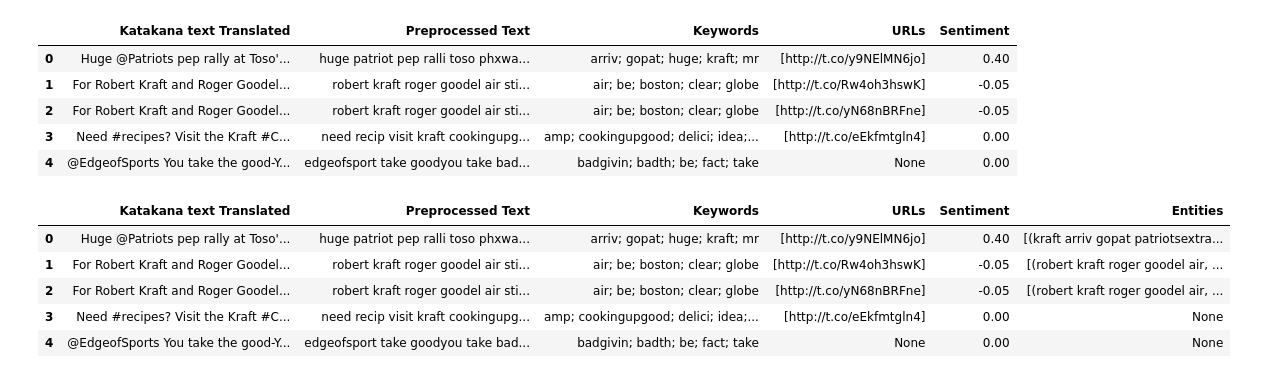
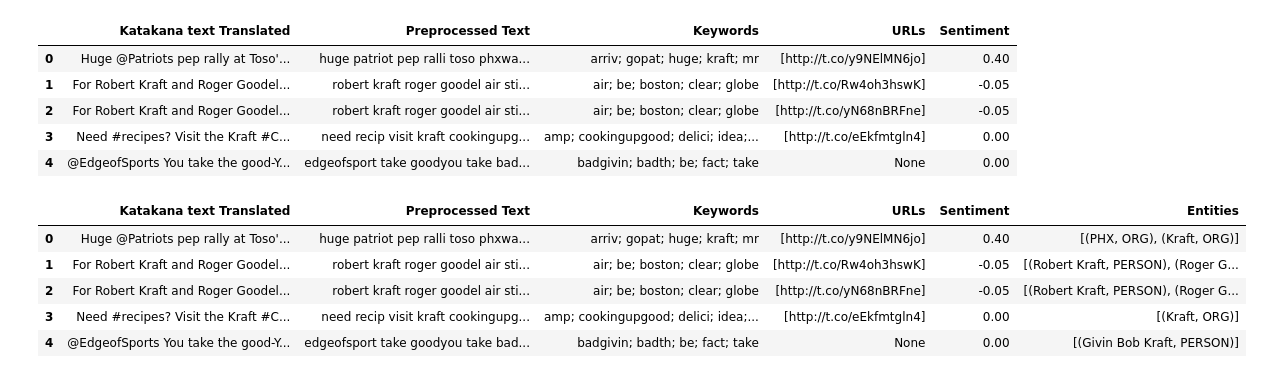
Before and after one commit to Ziyadyr/Deep_Learning_Project, a Jupyter notebook: Project/Final_project.ipynb, the cells around one changed output. Saved outputs shown, nothing was run; the diff lists cells and outputs as text; code cells hidden in the pictures.

```diff
--- a/Project/Final_project.ipynb
+++ b/Project/Final_project.ipynb
@@ -370,21 +357,21 @@ df.head()
 # %%
 # Function to extract named entities
 def extract_entities(text):
     doc = nlp(text)
     entities = [(ent.text, ent.label_) for ent in doc.ents]
     return entities if entities else "None"
 
-df['Entities'] = df['Preprocessed Text'].apply(extract_entities)
+df['Entities'] = df['Katakana text Translated'].apply(extract_entities)
 
 # Display the DataFrame with extracted entities
 df.head()
 # %% [output]
 |  | Katakana text Translated | Preprocessed Text | Keywords | URLs | Sentiment | Entities |
-| 0 | Huge @Patriots pep rally at Toso'... | huge patriot pep ralli toso phxwa... | arriv; gopat; huge; kraft; mr | [http://t.co/y9NElMN6jo] | 0.40 | [(kraft arriv gopat patriotsextra... |
-| 1 | For Robert Kraft and Roger Goodel... | robert kraft roger goodel air sti... | air; be; boston; clear; globe | [http://t.co/Rw4oh3hswK] | -0.05 | [(robert kraft roger goodel air, ... |
-| 2 | For Robert Kraft and Roger Goodel... | robert kraft roger goodel air sti... | air; be; boston; clear; globe | [http://t.co/yN68nBRFne] | -0.05 | [(robert kraft roger goodel air, ... |
-| 3 | Need #recipes? Visit the Kraft #C... | need recip visit kraft cookingupg... | amp; cookingupgood; delici; idea;... | [http://t.co/eEkfmtgln4] | 0.00 | None |
-| 4 | @EdgeofSports You take the good-Y... | edgeofsport take goodyou take bad... | badgivin; badth; be; fact; take | None | 0.00 | None |
+| 0 | Huge @Patriots pep rally at Toso'... | huge patriot pep ralli toso phxwa... | arriv; gopat; huge; kraft; mr | [http://t.co/y9NElMN6jo] | 0.40 | [(PHX, ORG), (Kraft, ORG)] |
+| 1 | For Robert Kraft and Roger Goodel... | robert kraft roger goodel air sti... | air; be; boston; clear; globe | [http://t.co/Rw4oh3hswK] | -0.05 | [(Robert Kraft, PERSON), (Roger G... |
+| 2 | For Robert Kraft and Roger Goodel... | robert kraft roger goodel air sti... | air; be; boston; clear; globe | [http://t.co/yN68nBRFne] | -0.05 | [(Robert Kraft, PERSON), (Roger G... |
+| 3 | Need #recipes? Visit the Kraft #C... | need recip visit kraft cookingupg... | amp; cookingupgood; delici; idea;... | [http://t.co/eEkfmtgln4] | 0.00 | [(Kraft, ORG)] |
+| 4 | @EdgeofSports You take the good-Y... | edgeofsport take goodyou take bad... | badgivin; badth; be; fact; take | None | 0.00 | [(Givin Bob Kraft, PERSON)] |
 # %%
 df['Entities'].sample(20)
 # %% [output]
```
Also changed, not shown: parts of 22 cells of this notebook.
